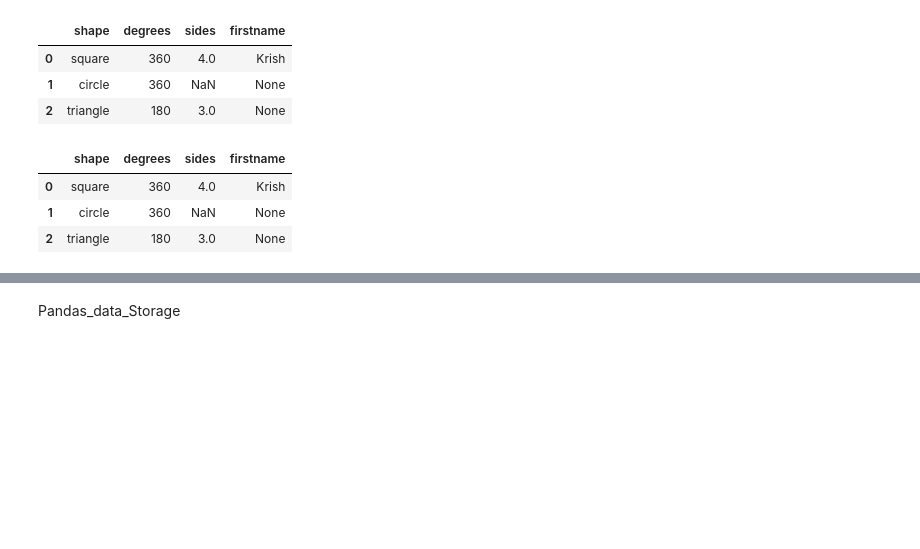
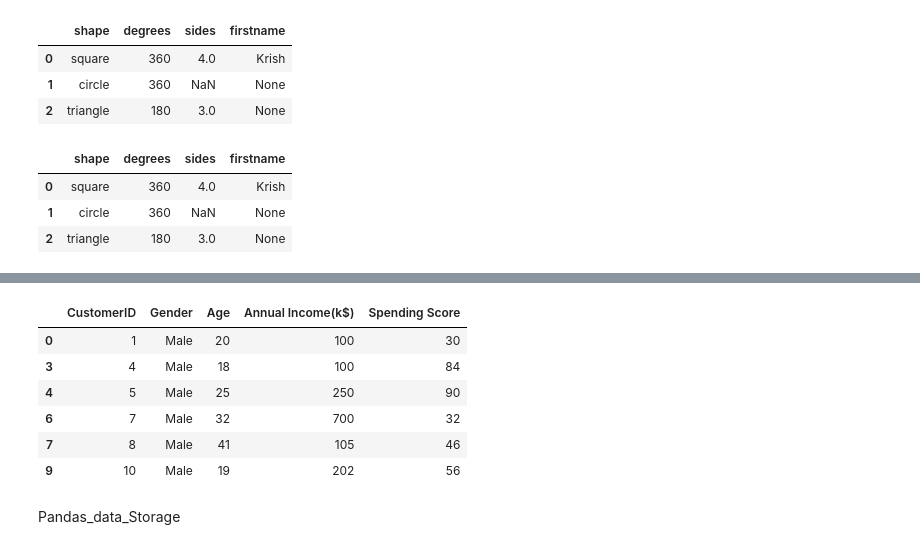
Before and after one commit to 960Subhamsingh/Python-oops-concept, a Jupyter notebook: pandas/Pandas_tutorial.ipynb, the cells around one changed output, grey strips where cells are left out. Cells and saved outputs as stored; diff of their text form; code cells hidden in the pictures; blank space fills up the shorter version.

```diff
--- a/pandas/Pandas_tutorial.ipynb
+++ b/pandas/Pandas_tutorial.ipynb
@@ -315,0 +339,16 @@ pd.read_xml(xml,   namespaces={"doc": "https://example.com"})
+# %%
+data_dict = {'CustomerID': [1, 2, 3, 4, 5, 6, 7, 8, 9, 10],
+
+             'Gender': ["Male", "Female", "Female", "Male",
+                        "Male", "Female", "Male", "Male",
+                        "Female", "Male"],
+
+             'Age': [20, 21, 19, 18, 25, 26, 32, 41, 20, 19],
+
+             'Annual Income(k$)': [100, 200, 300, 100, 250, 600, 700,
+                                   105, 210, 202],
+
+             'Spending Score': [30, 50, 48, 84, 90, 65, 32, 46,
+                                12, 56]}
+# %%
+data =pd.DataFrame(data_dict)
@@ -315,0 +382,11 @@ pd.read_xml(xml,   namespaces={"doc": "https://example.com"})
+# %%
+male = data[data['Gender'] == 'Male']
+male
+# %% [output]
+|  | CustomerID | Gender | Age | Annual Income(k$) | Spending Score |
+| 0 | 1 | Male | 20 | 100 | 30 |
+| 3 | 4 | Male | 18 | 100 | 84 |
+| 4 | 5 | Male | 25 | 250 | 90 |
+| 6 | 7 | Male | 32 | 700 | 32 |
+| 7 | 8 | Male | 41 | 105 | 46 |
+| 9 | 10 | Male | 19 | 202 | 56 |
```
Also changed, not shown: parts of 6 cells of this notebook, 5 other files.
